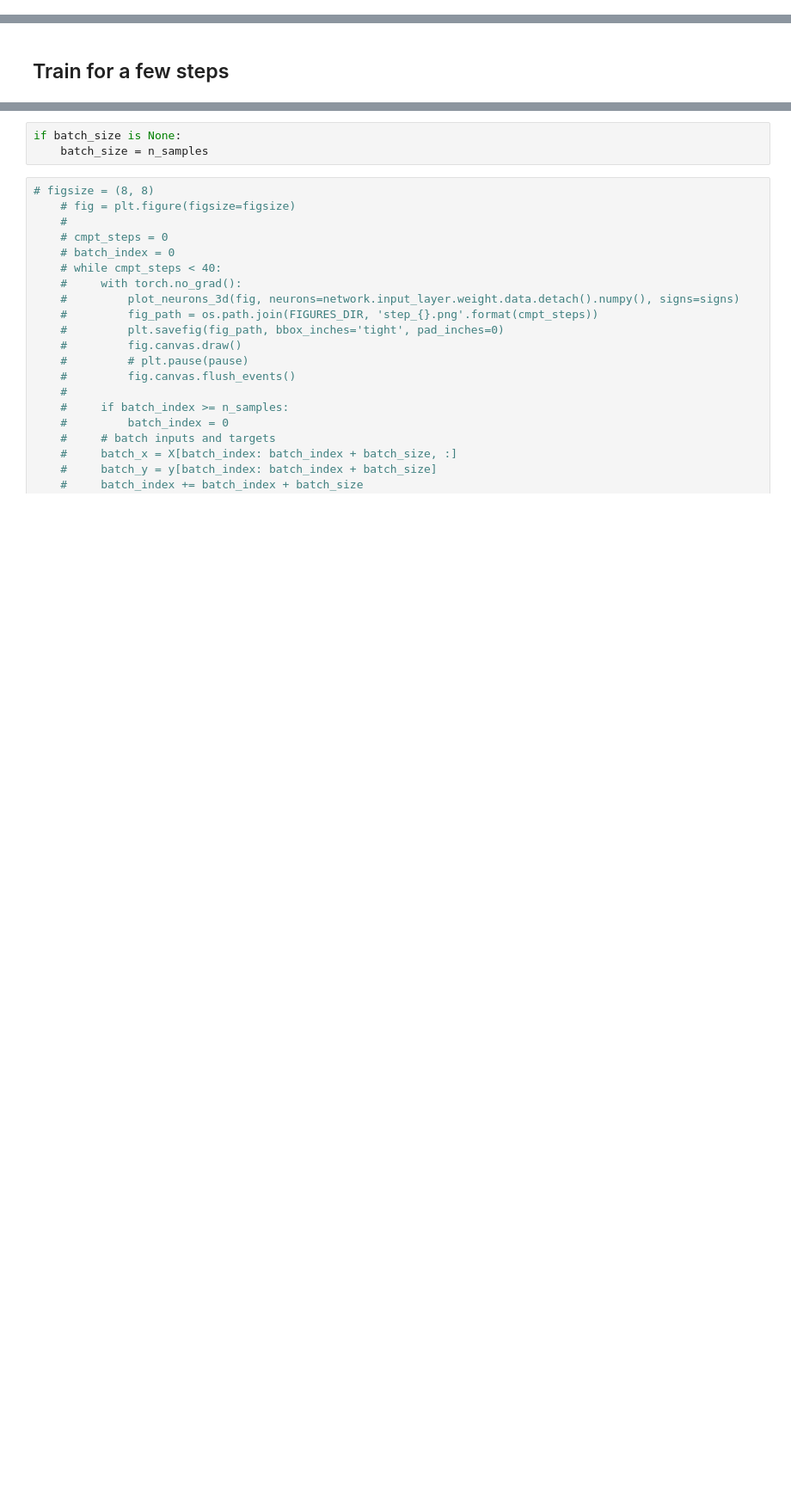
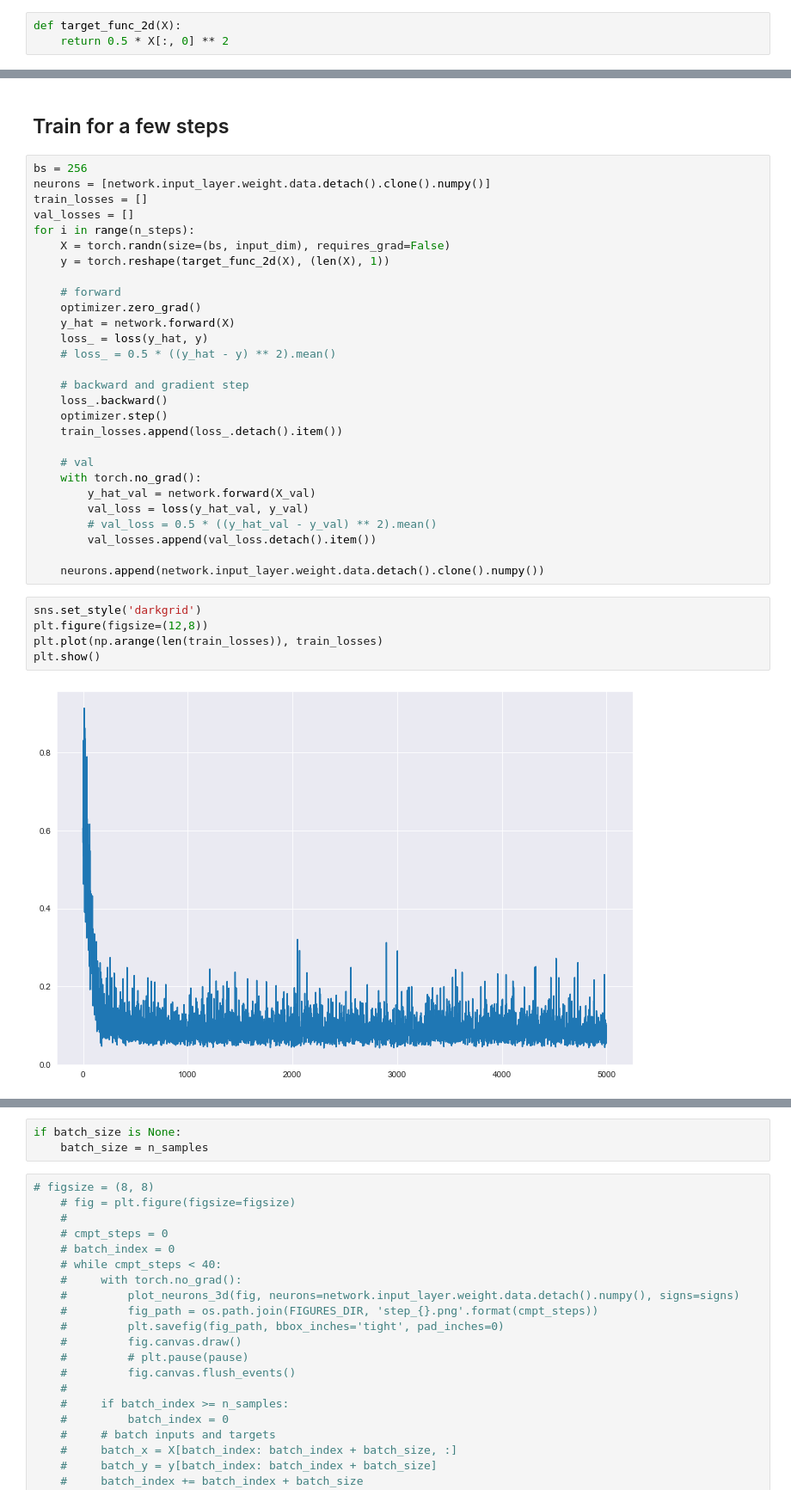
Before and after one commit to karl-hajjar/learning-structure, a Jupyter notebook: learning-structure/notebooks/first-plot.ipynb, the cells around one changed output, grey strips where cells are left out. Shown at 86% size. Saved outputs shown, nothing was run; the diff lists cells and outputs as text; blank space fills up the shorter version.

```diff
--- a/learning-structure/notebooks/first-plot.ipynb
+++ b/learning-structure/notebooks/first-plot.ipynb
@@ -65,0 +50,3 @@ optimizer = torch.optim.SGD(network.parameters(), lr=width * base_lr)
+# %%
+def target_func_2d(X):
+    return 0.5 * X[:, 0] ** 2
@@ -71,2 +84,37 @@ init_neurons = network.input_layer.weight.data.detach().clone().numpy()
 # %% [markdown]
 ## Train for a few steps
+# %%
+bs = 256
+neurons = [network.input_layer.weight.data.detach().clone().numpy()]
+train_losses = []
+val_losses = []
+for i in range(n_steps):
+    X = torch.randn(size=(bs, input_dim), requires_grad=False)
+    y = torch.reshape(target_func_2d(X), (len(X), 1))
+
+    # forward
+    optimizer.zero_grad()
+    y_hat = network.forward(X)
+    loss_ = loss(y_hat, y)
+    # loss_ = 0.5 * ((y_hat - y) ** 2).mean()
+
+    # backward and gradient step
+    loss_.backward()
+    optimizer.step()
+    train_losses.append(loss_.detach().item())
+
+    # val
+    with torch.no_grad():
+        y_hat_val = network.forward(X_val)
+        val_loss = loss(y_hat_val, y_val)
+        # val_loss = 0.5 * ((y_hat_val - y_val) ** 2).mean()
+        val_losses.append(val_loss.detach().item())
+
+    neurons.append(network.input_layer.weight.data.detach().clone().numpy())
+# %%
+sns.set_style('darkgrid')
+plt.figure(figsize=(12,8))
+plt.plot(np.arange(len(train_losses)), train_losses)
+plt.show()
+# %% [output]
+[figure, added]
```
Also changed, not shown: parts of 57 cells of this notebook, 7 other files.
